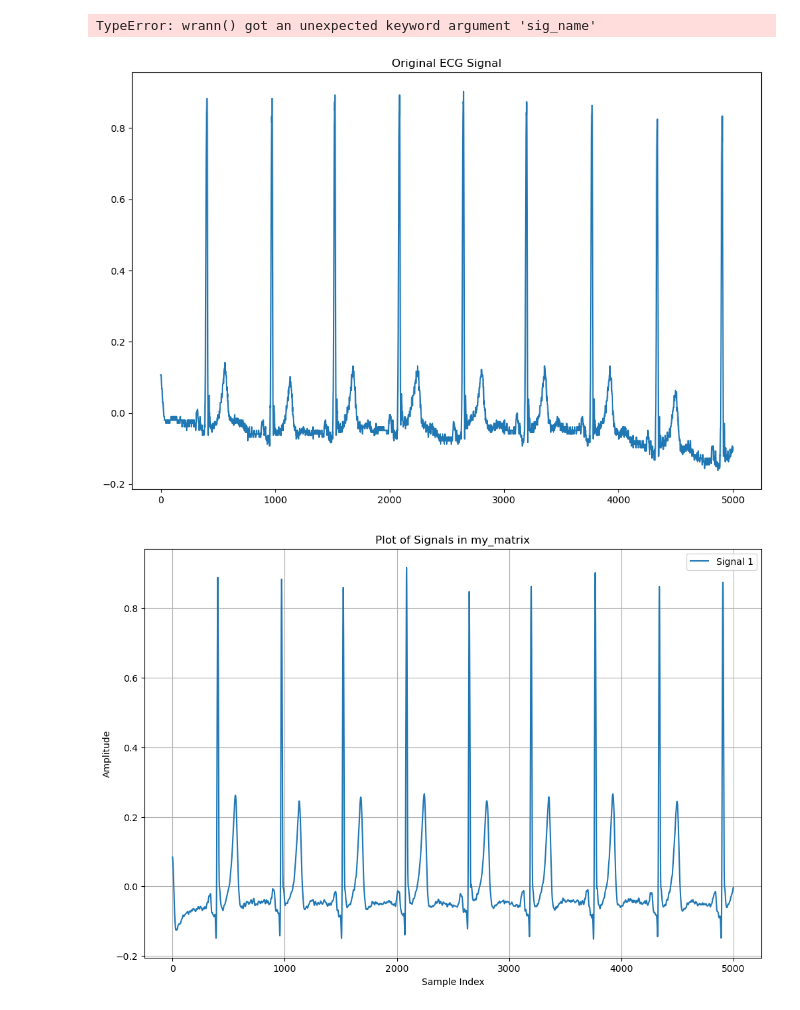
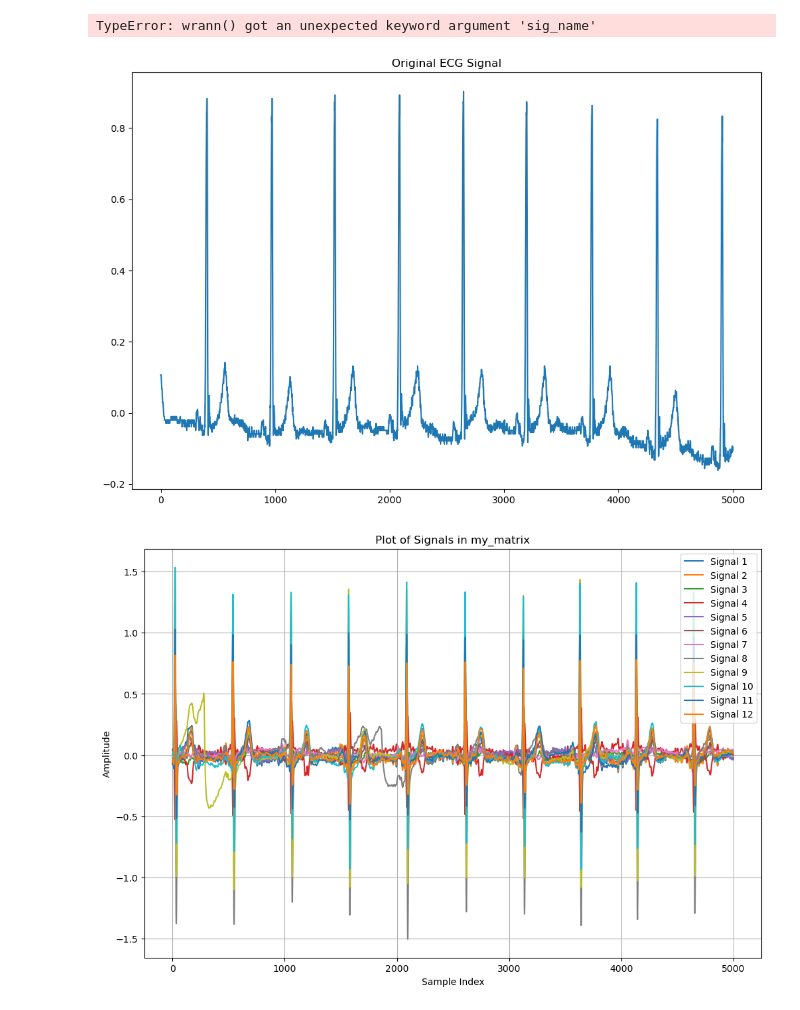
Before and after one commit to tildac73/ecg-analysis, a Jupyter notebook: SIGNAL_PROCESSING.ipynb, the cells around one changed output. Cells and saved outputs as stored; diff of their text form; code cells hidden in the pictures.

```diff
--- a/SIGNAL_PROCESSING.ipynb
+++ b/SIGNAL_PROCESSING.ipynb
@@ -77,38 +77,38 @@ plt.title('Original ECG Signal')
 plt.plot(x.p_signal[:,1])
 
 
-file_path = '/Users/matildacotton/Desktop/semester 2 2024/topics/code/processed_ecg_signals_2/WFDBRecords/01/010/JS00004'  # Update with your actual file path
+file_path = '/Users/matildacotton/Desktop/semester 2 2024/topics/code/processed_ecg_signals_2/WFDBRecords/01/010/JS00010'  # Update with your actual file path
 mat_data = sio.loadmat(file_path)
 
 data_matrix = mat_data['my_matrix']
 
 plt.figure(figsize=(12, 8))
 for i in range(data_matrix.shape[0]):
     plt.plot(data_matrix[i, :], label=f'Signal {i+1}')
 
 plt.title('Plot of Signals in my_matrix')
 plt.xlabel('Sample Index')
 plt.ylabel('Amplitude')
 plt.legend(loc='upper right')
 plt.grid(True)
 plt.show()
 
 
-file_path = '/Users/matildacotton/Desktop/semester 2 2024/topics/code/processed_ecg_signals_2/WFDBRecords/01/010/JS00004'  # Update with your actual file path
+file_path = '/Users/matildacotton/Desktop/semester 2 2024/topics/code/processed_ecg_signals_2/WFDBRecords/01/010/JS00010'  # Update with your actual file path
 mat_data = sio.loadmat(file_path)
 
 data_matrix = mat_data['my_matrix']
 
 plt.figure(figsize=(12, 8))
 for i in range(data_matrix.shape[0]):
     plt.plot(data_matrix[i, :], label=f'Signal {i+1}')
 
 plt.title('Plot of Signals in my_matrix')
 plt.xlabel('Sample Index')
 plt.ylabel('Amplitude')
 plt.legend(loc='upper right')
 plt.grid(True)
 plt.show()
 # %% [output]
 [figure]
-[figure, old version]
+[figure, new version]
```
Also changed, not shown: parts of 1 cell of this notebook, 15 other files.
